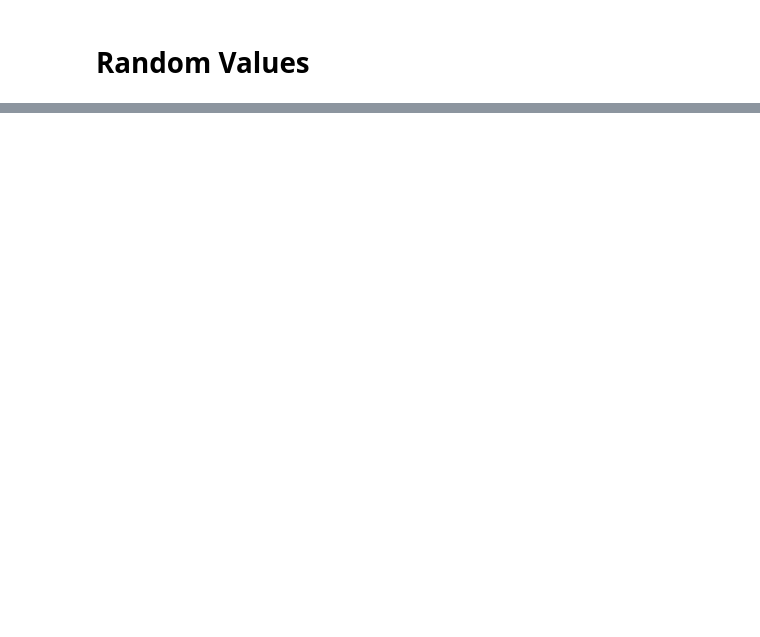
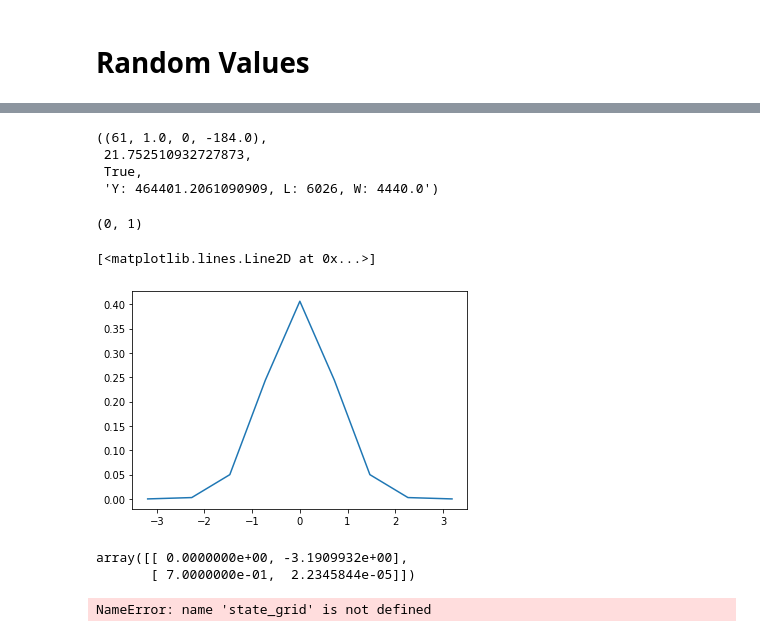
Before and after one commit to JakartaLaw/speciale, a Jupyter notebook: src/Model 1 - Value Function Iteration.ipynb, the cells around one changed output, grey strips where cells are left out. Drawn from its saved outputs; the diff is of its cells as text; code cells hidden in the pictures; blank space fills up the shorter version.

```diff
--- a/src/Model 1 - Value Function Iteration.ipynb
+++ b/src/Model 1 - Value Function Iteration.ipynb
@@ -270,0 +412,61 @@ for i in range(100):
+# %%
+env.step(37, (16, 0))
+# %% [output]
+((61, 1.0, 0, -184.0),
+ 21.752510932727873,
+ True,
+ 'Y: 464401.2061090909, L: 6026, W: 4440.0')
+# %%
+def get_psi_weights(p):
+    """p: prob of kid"""
+    return (0, 1), (1-p, p)
+
+
+def get_eps_weights():
+    pass
+# %%
+psi, psi_w = get_psi_weights(0.3)
+# %% [output]
+(0, 1)
+# %%
+def hermgauss_normal(n, sigma):
+    """returns np.array of shape (n, 2)
+    x in first column, w in second column.
+    Easy to iterate over!
+    for psi, psi_w in psi:
+        <do loop>
+    """
+
+    x, w = hermgauss(n)
+
+    # needed to normalize weights to 1
+    w = w / np.sqrt(np.pi)
+    return list(x), list(w)
+# %%
+eps, eps_w = hermgauss_normal(9, 15)
+# %%
+plt.plot(eps, eps_w)
+# %% [output]
+[<matplotlib.lines.Line2D at 0x...>]
+[figure, added]
+# %%
+np.array([list(product(psi, eps)) , list(product(psi_w, eps_w))])[:,0]
+# %% [output]
+array([[ 0.0000000e+00, -3.1909932e+00],
+       [ 7.0000000e-01,  2.2345844e-05]])
+# %%
+shocks = list(zip((product(psi,eps)), product(psi_w, eps_w)))
+
+E_u = 0.0
+rewards, weights = list(), list()
+for (psi_i, eps_i), (psi_w_i, eps_w_i) in shocks:
+
+    rewards.append(reward)
+    env.reset(state_grid[0])
+    _states, reward, done, _info = env.step(37.0, shocks=(eps_i, psi_i))
+    w_i = psi_w_i * eps_w_i
+    E_u = E_u + w_i * reward
+    weights.append(w_i)
+    print(E_u)
+# %% [output]
+NameError: name 'state_grid' is not defined
```
Also changed, not shown: parts of 57 cells of this notebook, 6 other files.
